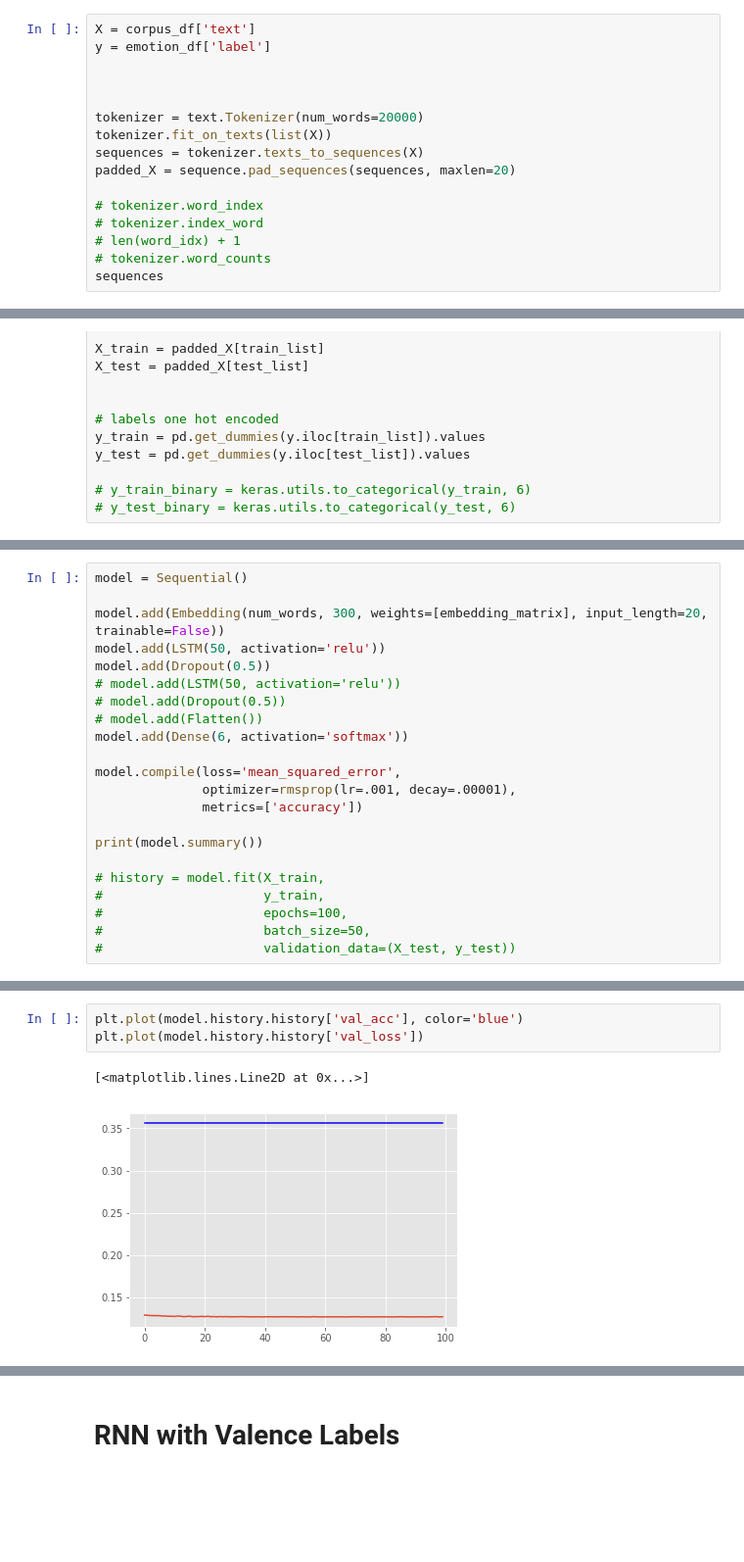
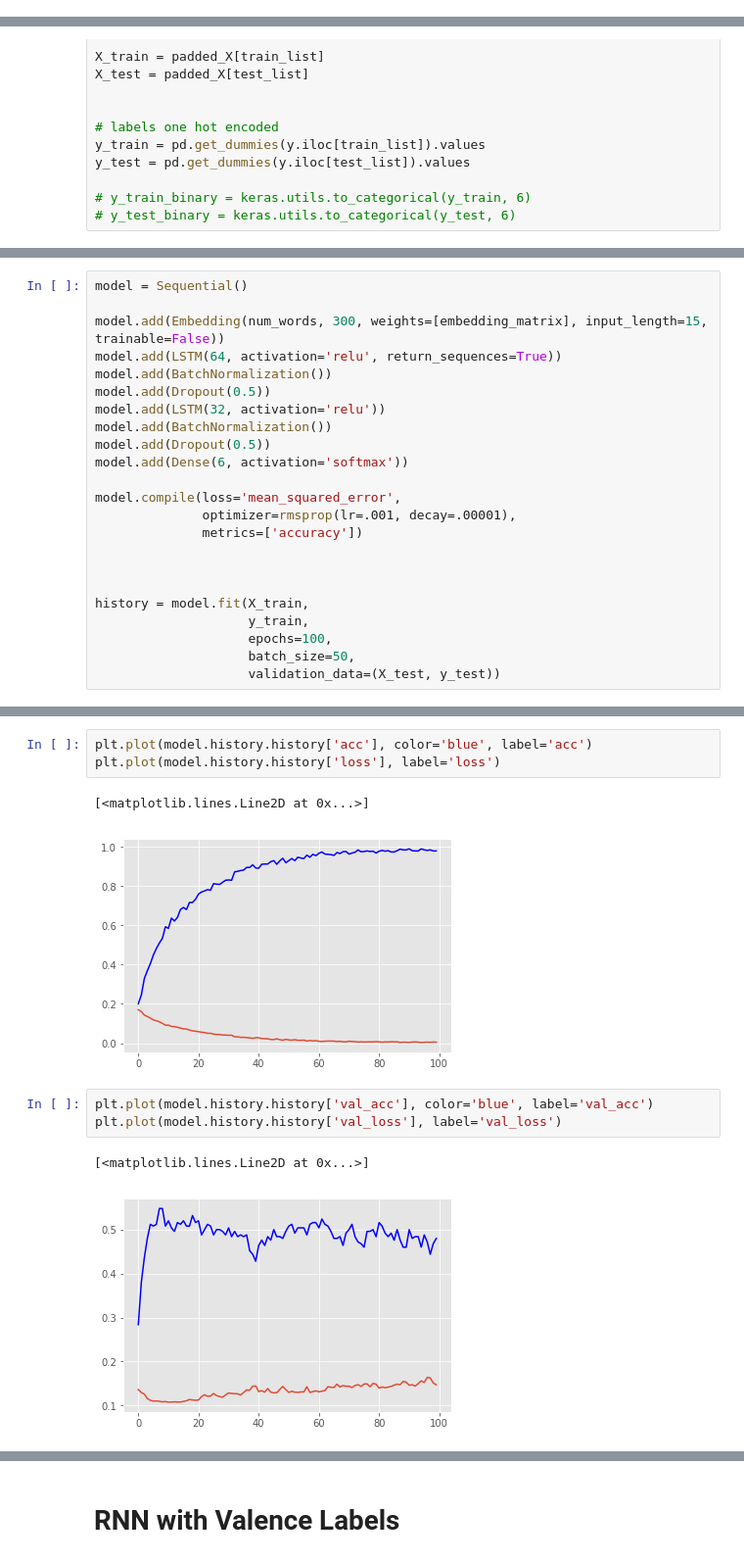
Before and after one commit to kemepley/Detecting_Emotions, a Jupyter notebook: RNN_workbook.ipynb, the cells around one changed output, grey strips where cells are left out. Shown: that part at 98% size. Cells and saved outputs as stored; diff of their text form; blank space fills up the shorter version.

Commit message:
add batch normalization

```diff
--- a/RNN_workbook.ipynb
+++ b/RNN_workbook.ipynb
@@ -73,19 +93,3 @@ embedding_matrix = np.zeros((num_words, 300))
 for ind, word in enumerate(tokenizer.word_index.keys()):
     if word in glove_embeddings.keys():
         embedding_matrix[ind + 1, :] = glove_embeddings[word]
-# %%
-X = corpus_df['text']
-y = emotion_df['label']
-
-
-
-tokenizer = text.Tokenizer(num_words=20000)
-tokenizer.fit_on_texts(list(X))
-sequences = tokenizer.texts_to_sequences(X)
-padded_X = sequence.pad_sequences(sequences, maxlen=20)
-
-# tokenizer.word_index
-# tokenizer.index_word
-# len(word_idx) + 1
-# tokenizer.word_counts
-sequences
@@ -132,23 +116,24 @@ array([  0,   0,   0,   0,   0,   0,   0,   0,   0,   0,   0,   0,   0,
 # %%
 model = Sequential()
 
-model.add(Embedding(num_words, 300, weights=[embedding_matrix], input_length=20, trainable=False))
-model.add(LSTM(50, activation='relu'))
+model.add(Embedding(num_words, 300, weights=[embedding_matrix], input_length=15, trainable=False))
+model.add(LSTM(64, activation='relu', return_sequences=True))
+model.add(BatchNormalization())
 model.add(Dropout(0.5))
-# model.add(LSTM(50, activation='relu'))
-# model.add(Dropout(0.5))
-# model.add(Flatten())
+model.add(LSTM(32, activation='relu'))
+model.add(BatchNormalization())
+model.add(Dropout(0.5))
 model.add(Dense(6, activation='softmax'))
 
 model.compile(loss='mean_squared_error',
               optimizer=rmsprop(lr=.001, decay=.00001),
               metrics=['accuracy'])
 
-print(model.summary())
 
-# history = model.fit(X_train,
-#                     y_train,
-#                     epochs=100,
-#                     batch_size=50,
-#                     validation_data=(X_test, y_test))
+
+history = model.fit(X_train,
+                    y_train,
+                    epochs=100,
+                    batch_size=50,
+                    validation_data=(X_test, y_test))
 # %% [output]
@@ -176,9 +162,15 @@ model.evaluate(X_test, y_test)
+# %%
+plt.plot(model.history.history['acc'], color='blue', label='acc')
+plt.plot(model.history.history['loss'], label='loss')
+# %% [output]
+[<matplotlib.lines.Line2D at 0x...>]
+[figure, added]
 # %%
-plt.plot(model.history.history['val_acc'], color='blue')
-plt.plot(model.history.history['val_loss'])
+plt.plot(model.history.history['val_acc'], color='blue', label='val_acc')
+plt.plot(model.history.history['val_loss'], label='val_loss')
 # %% [output]
 [<matplotlib.lines.Line2D at 0x...>]
-[figure, old version]
+[figure, new version]
 # %%
 preds = model.predict_on_batch(X_test)
 
```
Also changed, not shown: parts of 17 cells of this notebook, 1 other file.
